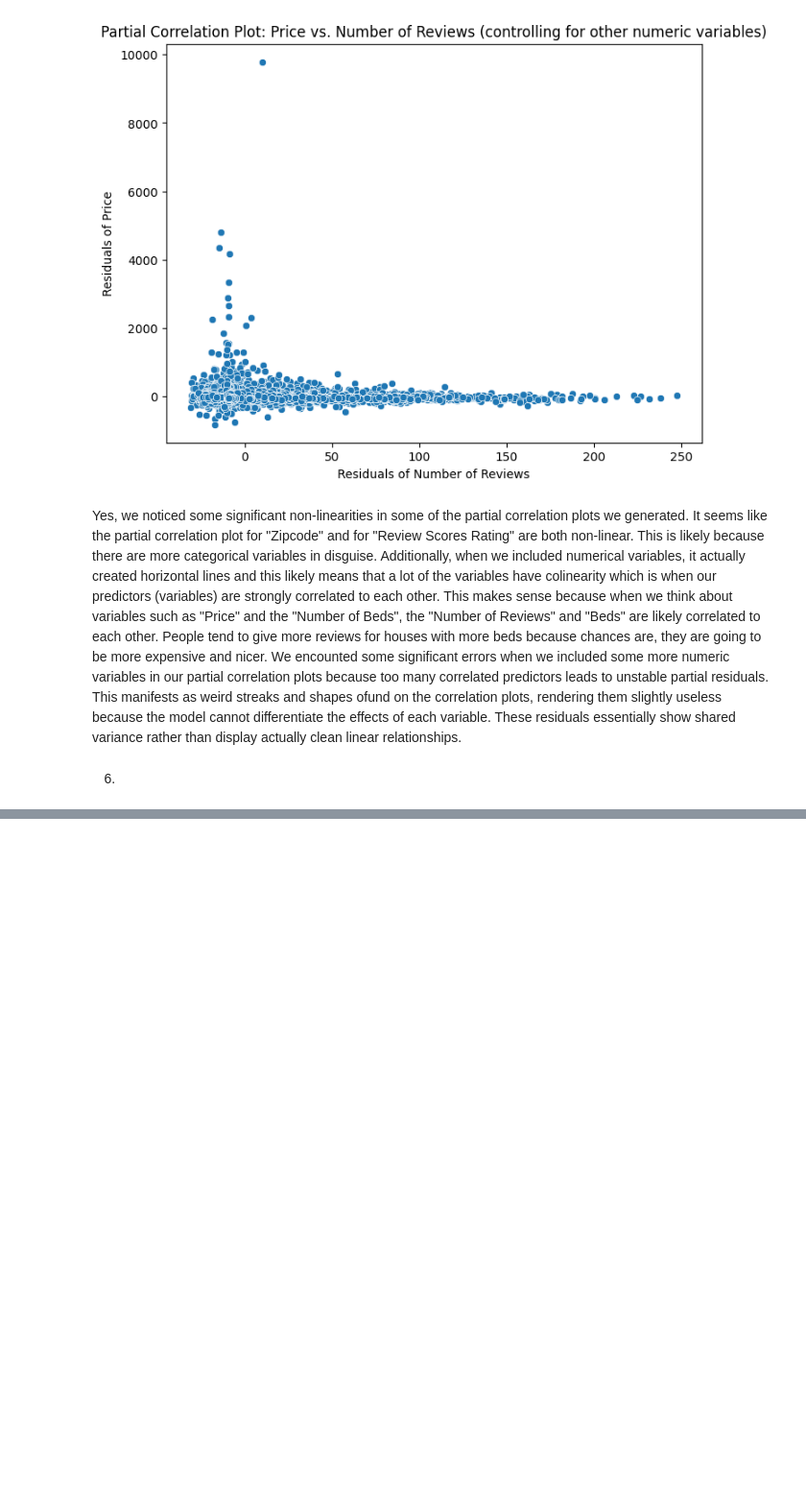
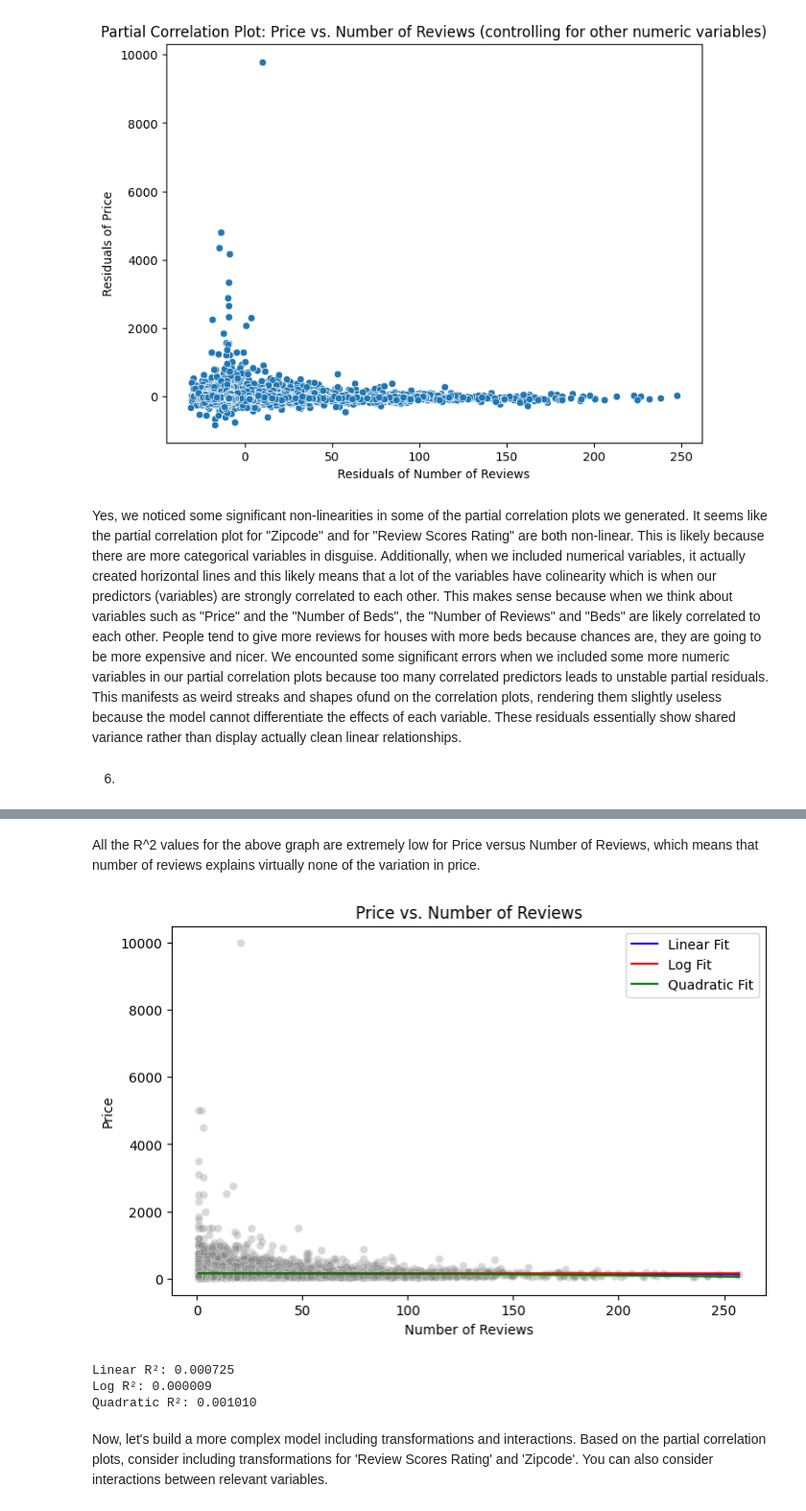
Before and after one commit to mchen899923/lab_hedonic_pricing, a Jupyter notebook: lab_notebook.ipynb, the cells around one changed output, grey strips where cells are left out. Shown: that part at 96% size. Saved outputs shown, nothing was run; the diff lists cells and outputs as text; code cells hidden in the pictures; blank space fills up the shorter version.

```diff
--- a/lab_notebook.ipynb
+++ b/lab_notebook.ipynb
@@ -419,0 +457,68 @@ Yes, we noticed some significant non-linearities in some of the partial correlat
+# %% [markdown]
+All the R^2 values for the above graph are extremely low for Price versus Number of Reviews, which means that number of reviews explains virtually none of the variation in price.
+# %%
+import numpy as np
+import pandas as pd
+import matplotlib.pyplot as plt
+import seaborn as sns
+import statsmodels.api as sm
+
+#Scatter setup
+plt.figure(figsize=(8,5))
+sns.scatterplot(x="Number of Reviews", y="Price", data=airbnb2_df, alpha=0.3, color='gray')
+
+#Generate x values for plotting fits
+x_vals = np.linspace(airbnb2_df["Number of Reviews"].min(), airbnb2_df["Number of Reviews"].max(), 200)
+
+#Linear fit
+X_lin = sm.add_constant(airbnb2_df["Number of Reviews"])
+m_lin = sm.OLS(airbnb2_df["Price"], X_lin).fit()
+plt.plot(x_vals, m_lin.predict(sm.add_constant(x_vals)), color='blue', label='Linear Fit')
+
+#Log fit
+log_x = np.log1p(airbnb2_df["Number of Reviews"])
+X_log = sm.add_constant(log_x)
+m_log = sm.OLS(airbnb2_df["Price"], X_log).fit()
+plt.plot(x_vals, m_log.predict(sm.add_constant(np.log1p(x_vals))), color='red', label='Log Fit')
+
+#Quadratic fit
+X_quad = sm.add_constant(np.column_stack((airbnb2_df["Number of Reviews"], airbnb2_df["Number of Reviews"]**2)))
+m_quad = sm.OLS(airbnb2_df["Price"], X_quad).fit()
+plt.plot(x_vals, m_quad.predict(sm.add_constant(np.column_stack((x_vals, x_vals**2)))),
+         color='green', label='Quadratic Fit')
+
+plt.title('Price vs. Number of Reviews')
+plt.xlabel('Number of Reviews')
+plt.ylabel('Price')
+plt.legend()
+plt.show()
+# %% [output]
+[figure, added]
+# %%
+X_lin = sm.add_constant(airbnb2_df["Number of Reviews"])
+m_lin = sm.OLS(airbnb2_df["Price"], X_lin).fit()
+r2_lin = m_lin.rsquared
+
+#Log model
+X_log = sm.add_constant(np.log1p(airbnb2_df["Number of Reviews"]))
+m_log = sm.OLS(airbnb2_df["Price"], X_log).fit()
+r2_log = m_log.rsquared
+
+#Quadratic model
+X_quad = sm.add_constant(np.column_stack((
+    airbnb2_df["Number of Reviews"],
+    airbnb2_df["Number of Reviews"]**2
+)))
+m_quad = sm.OLS(airbnb2_df["Price"], X_quad).fit()
+r2_quad = m_quad.rsquared
+
+#Print R² values
+print(f"Linear R²: {r2_lin:.6f}")
+print(f"Log R²: {r2_log:.6f}")
+print(f"Quadratic R²: {r2_quad:.6f}")
+# %% [output]
+Linear R²: 0.000725
+Log R²: 0.000009
+Quadratic R²: 0.001010
+# %% [markdown]
+Now, let's build a more complex model including transformations and interactions. Based on the partial correlation plots, consider including transformations for 'Review Scores Rating' and 'Zipcode'. You can also consider interactions between relevant variables.
```
Also changed, not shown: parts of 5 cells of this notebook.
